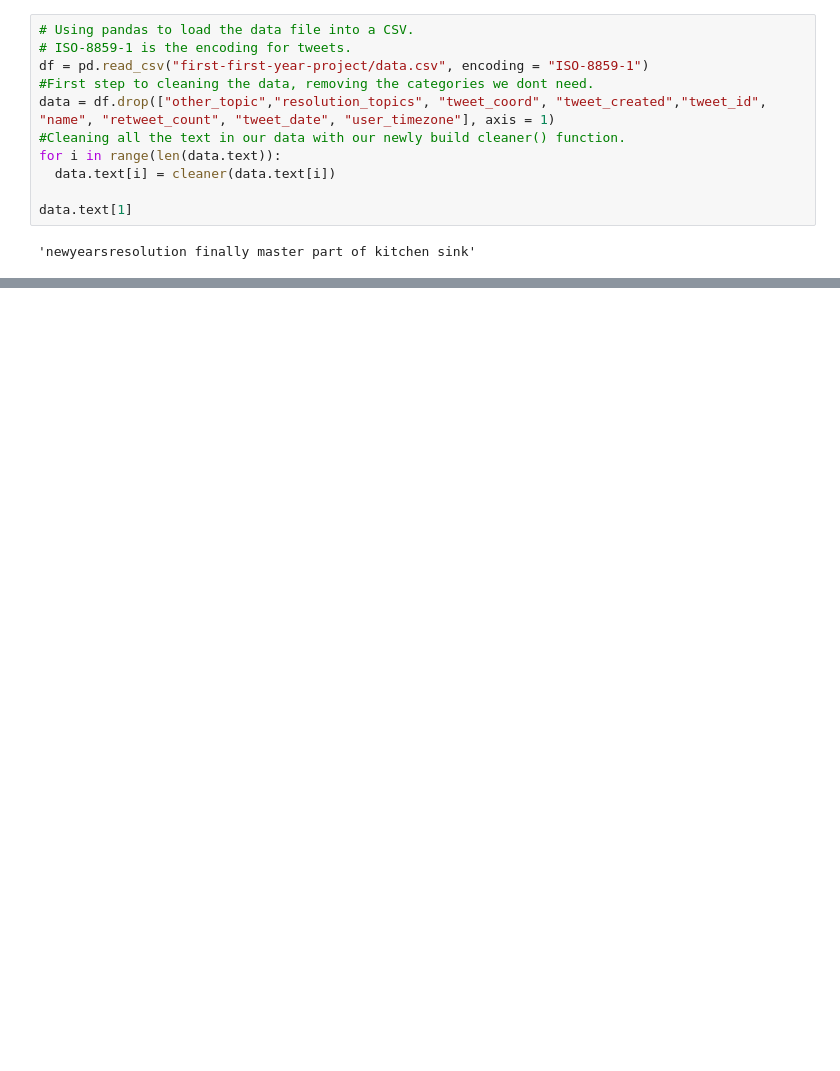
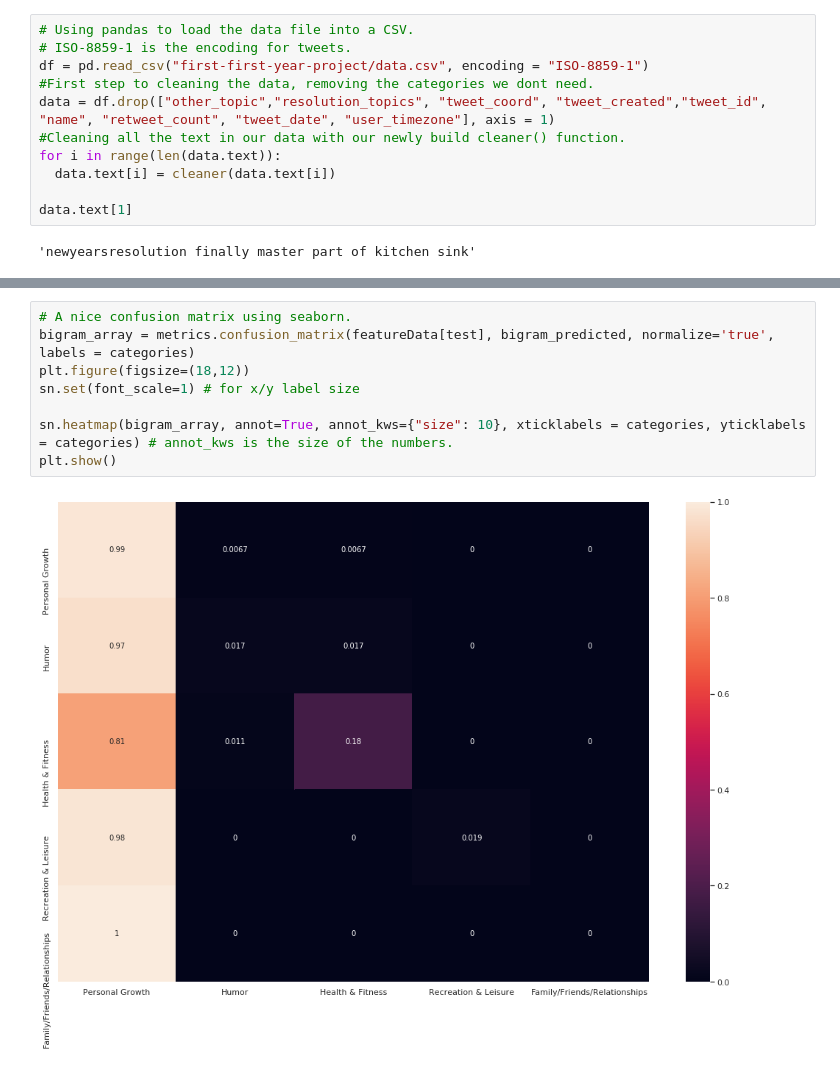
Before and after one commit to kaspergroenbek98/first-first-year-project, a Jupyter notebook: project1notebook.ipynb, the cells around one changed output, grey strips where cells are left out. Saved outputs shown, nothing was run; the diff lists cells and outputs as text; blank space fills up the shorter version.

```diff
--- a/project1notebook.ipynb
+++ b/project1notebook.ipynb
@@ -210,0 +258,10 @@ plt.show()
+# %%
+# A nice confusion matrix using seaborn.
+bigram_array = metrics.confusion_matrix(featureData[test], bigram_predicted, normalize='true', labels = categories)
+plt.figure(figsize=(18,12))
+sn.set(font_scale=1) # for x/y label size
+
+sn.heatmap(bigram_array, annot=True, annot_kws={"size": 10}, xticklabels = categories, yticklabels = categories) # annot_kws is the size of the numbers.
+plt.show()
+# %% [output]
+[figure, added]
```
Also changed, not shown: parts of 3 cells of this notebook.
